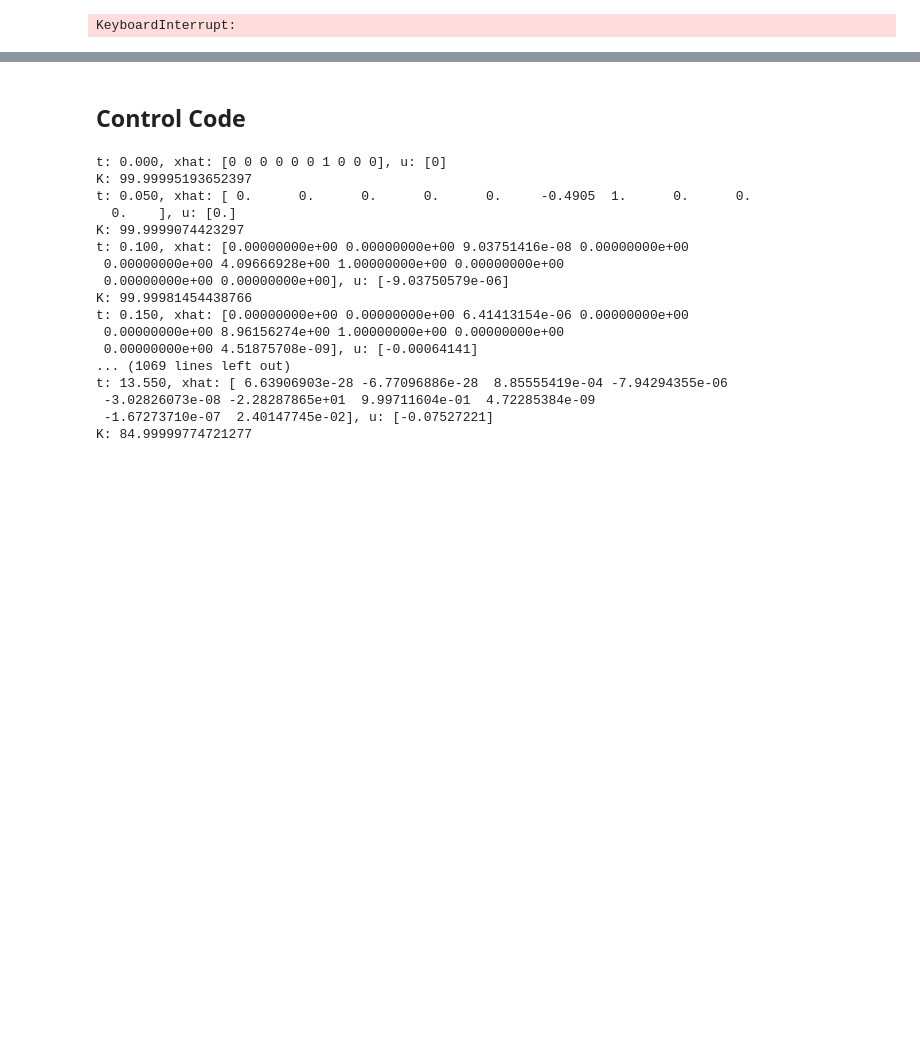
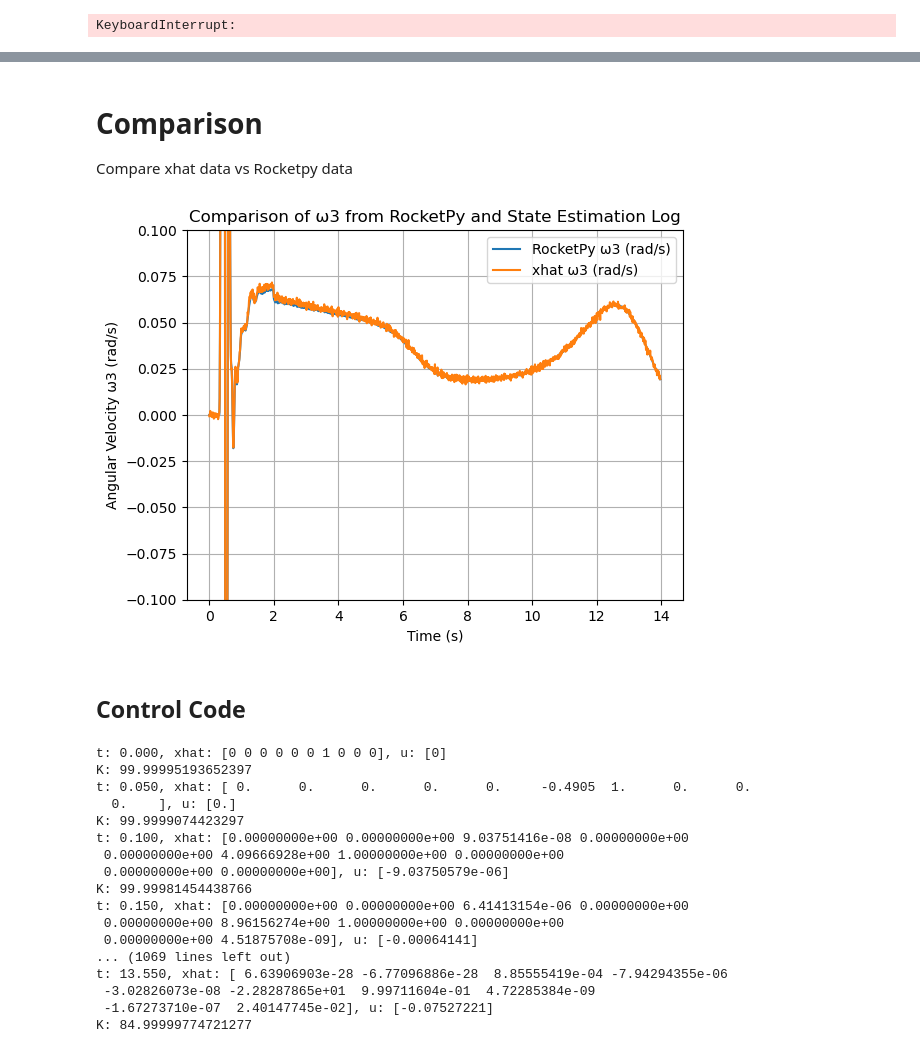
Before and after one commit to AODadbase/FV-Controls, a Jupyter notebook: LRI_Meshcat/Implementation/Render.ipynb, the cells around one changed output, grey strips where cells are left out. Cells and saved outputs as stored; diff of their text form; code cells hidden in the pictures; blank space fills up the shorter version.

```diff
--- a/LRI_Meshcat/Implementation/Render.ipynb
+++ b/LRI_Meshcat/Implementation/Render.ipynb
@@ -93,3 +126,21 @@ plt.show()
+# %% [markdown]
+# Comparison
+
+Compare xhat data vs Rocketpy data
+# %%
+# Compare w3 from rocketpy and SIL
+plt.figure()
+plt.plot(t_rpy, w3_rpy, label='RocketPy ω3 (rad/s)')
+plt.plot(t_hat, w3_hat, label='xhat ω3 (rad/s)')
+plt.xlabel('Time (s)')
+plt.ylabel('Angular Velocity ω3 (rad/s)')
+plt.title('Comparison of ω3 from RocketPy and State Estimation Log')
+plt.ylim(-0.1, 0.1)
+plt.legend()
+plt.grid()
+plt.show()
+# %% [output]
+[figure, added]
 # %% [markdown]
 ## Control Code
 # %%
```
Also changed, not shown: parts of 2 cells of this notebook, 4 other files.
